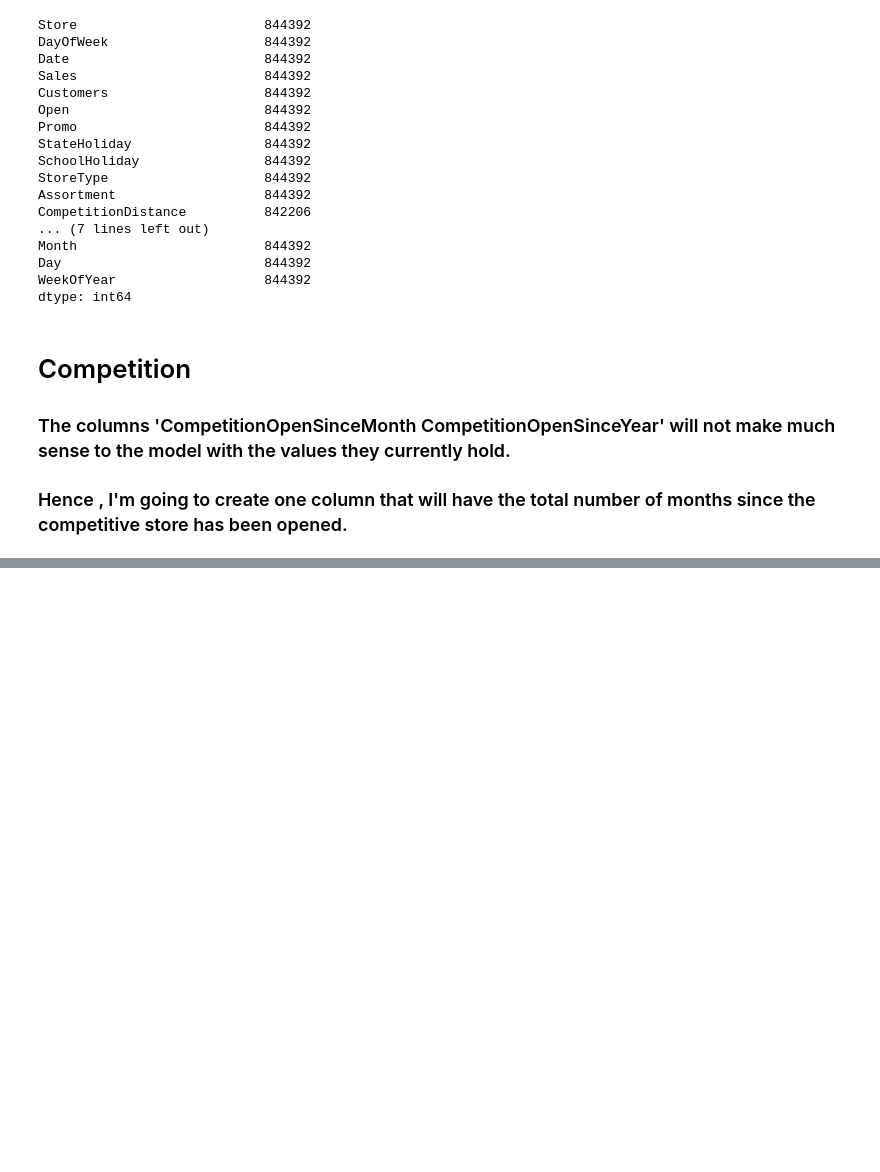
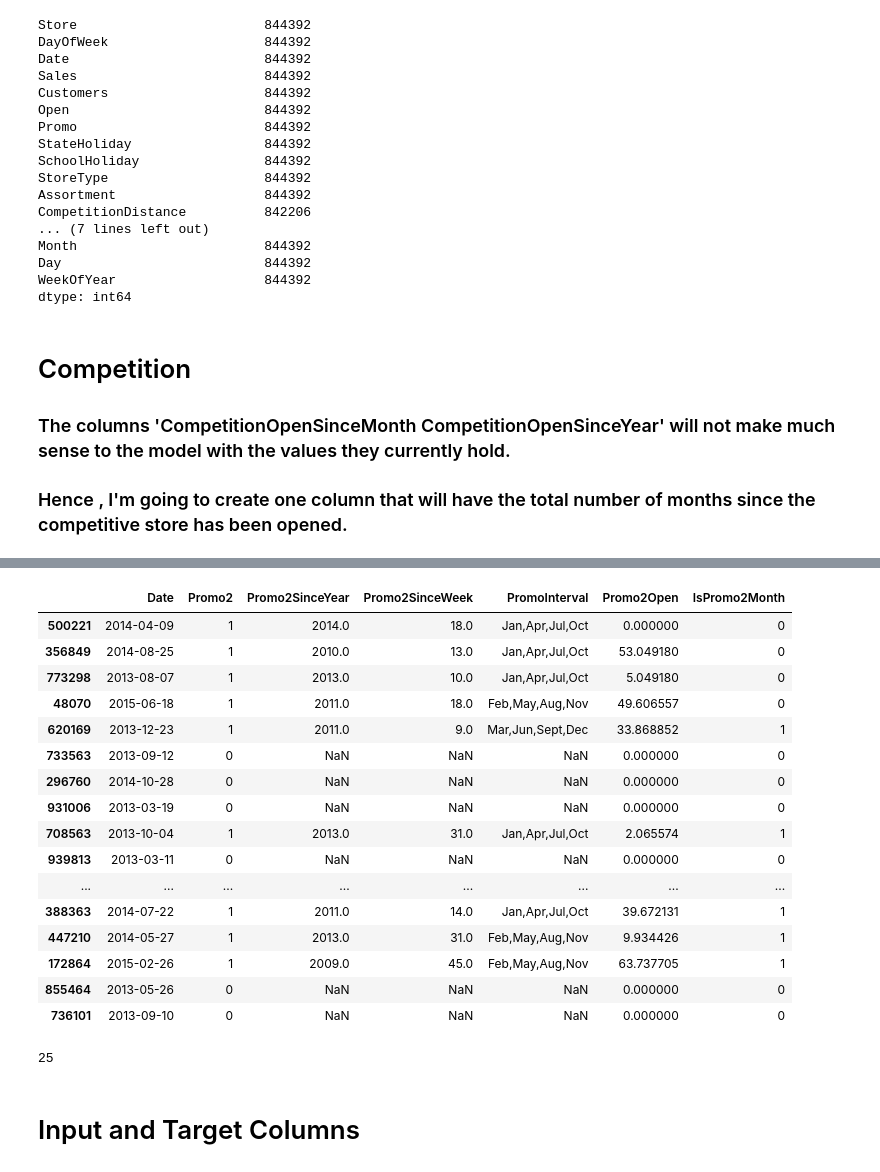
Before and after one commit to sandhyaammasi/RossManStoreSalesXGBoost, a Jupyter notebook: script.ipynb, the cells around one changed output, grey strips where cells are left out. Drawn from its saved outputs; the diff is of its cells as text; code cells hidden in the pictures; blank space fills up the shorter version.

```diff
--- a/script.ipynb
+++ b/script.ipynb
@@ -192,0 +219,26 @@ merged_df.describe()
+# %%
+merged_df[['Date', 'Promo2', 'Promo2SinceYear', 'Promo2SinceWeek', 'PromoInterval', 'Promo2Open', 'IsPromo2Month']].sample(20)
+# %% [output]
+|  | Date | Promo2 | Promo2SinceYear | Promo2SinceWeek | PromoInterval | Promo2Open | IsPromo2Month |
+| 500221 | 2014-04-09 | 1 | 2014.0 | 18.0 | Jan,Apr,Jul,Oct | 0.000000 | 0 |
+| 356849 | 2014-08-25 | 1 | 2010.0 | 13.0 | Jan,Apr,Jul,Oct | 53.049180 | 0 |
+| 773298 | 2013-08-07 | 1 | 2013.0 | 10.0 | Jan,Apr,Jul,Oct | 5.049180 | 0 |
+| 48070 | 2015-06-18 | 1 | 2011.0 | 18.0 | Feb,May,Aug,Nov | 49.606557 | 0 |
+| 620169 | 2013-12-23 | 1 | 2011.0 | 9.0 | Mar,Jun,Sept,Dec | 33.868852 | 1 |
+| 733563 | 2013-09-12 | 0 | NaN | NaN | NaN | 0.000000 | 0 |
+| 296760 | 2014-10-28 | 0 | NaN | NaN | NaN | 0.000000 | 0 |
+| 931006 | 2013-03-19 | 0 | NaN | NaN | NaN | 0.000000 | 0 |
+| 708563 | 2013-10-04 | 1 | 2013.0 | 31.0 | Jan,Apr,Jul,Oct | 2.065574 | 1 |
+| 939813 | 2013-03-11 | 0 | NaN | NaN | NaN | 0.000000 | 0 |
+| ... | ... | ... | ... | ... | ... | ... | ... |
+| 388363 | 2014-07-22 | 1 | 2011.0 | 14.0 | Jan,Apr,Jul,Oct | 39.672131 | 1 |
+| 447210 | 2014-05-27 | 1 | 2013.0 | 31.0 | Feb,May,Aug,Nov | 9.934426 | 1 |
+| 172864 | 2015-02-26 | 1 | 2009.0 | 45.0 | Feb,May,Aug,Nov | 63.737705 | 1 |
+| 855464 | 2013-05-26 | 0 | NaN | NaN | NaN | 0.000000 | 0 |
+| 736101 | 2013-09-10 | 0 | NaN | NaN | NaN | 0.000000 | 0 |
+# %%
+merged_df.shape[1] #number of columns
+# %% [output]
+25
+# %% [markdown]
+# Input and Target Columns
```
Also changed, not shown: parts of 36 cells of this notebook.
